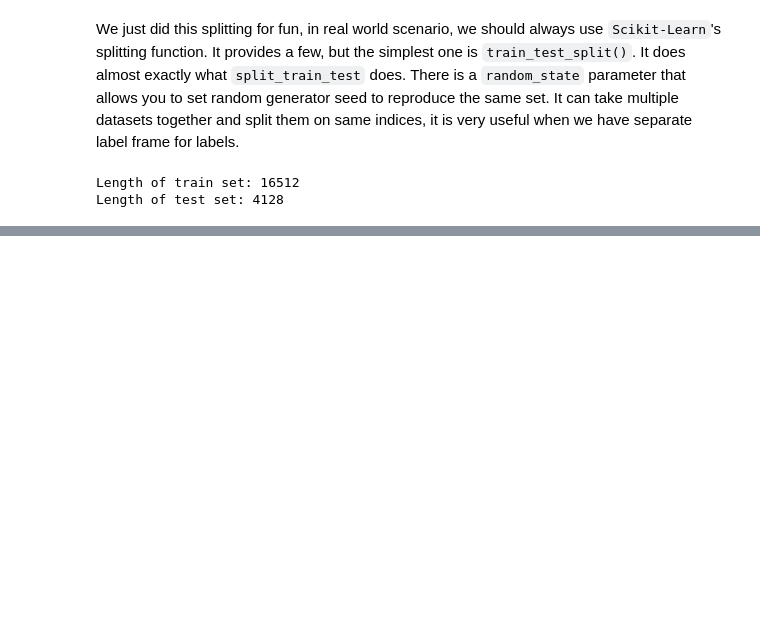
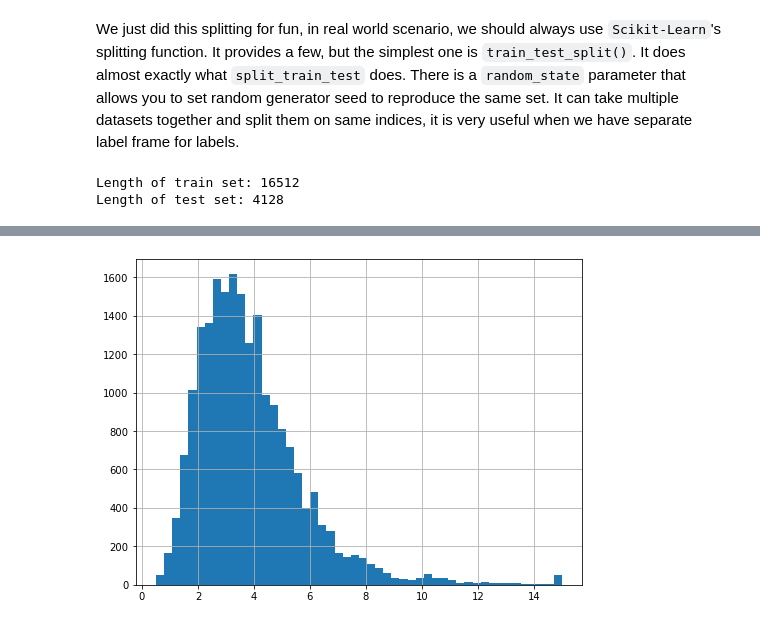
Before and after one commit to mandliya/ml, a Jupyter notebook: hands_on_machine_learning/2/End_to_end_machine_learning_project.ipynb, the cells around one changed output, grey strips where cells are left out. Cells and saved outputs as stored; diff of their text form; code cells hidden in the pictures; blank space fills up the shorter version.

```diff
--- a/hands_on_machine_learning/2/End_to_end_machine_learning_project.ipynb
+++ b/hands_on_machine_learning/2/End_to_end_machine_learning_project.ipynb
@@ -290,0 +303,5 @@ Length of test set: 4128
+# %%
+housing_df['median_income'].hist(bins=50, figsize=(8, 6))
+plt.show()
+# %% [output]
+[figure, added]
```
Also changed, not shown: parts of 27 cells of this notebook, 2 other files.
